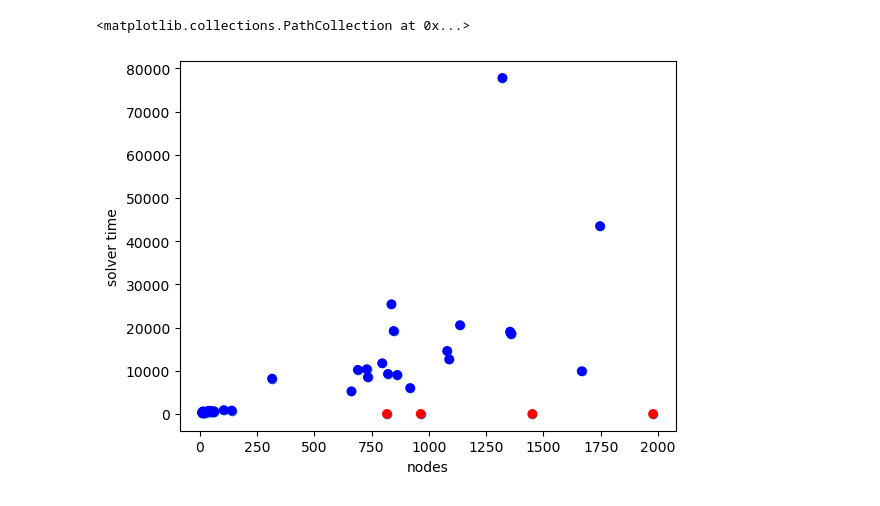
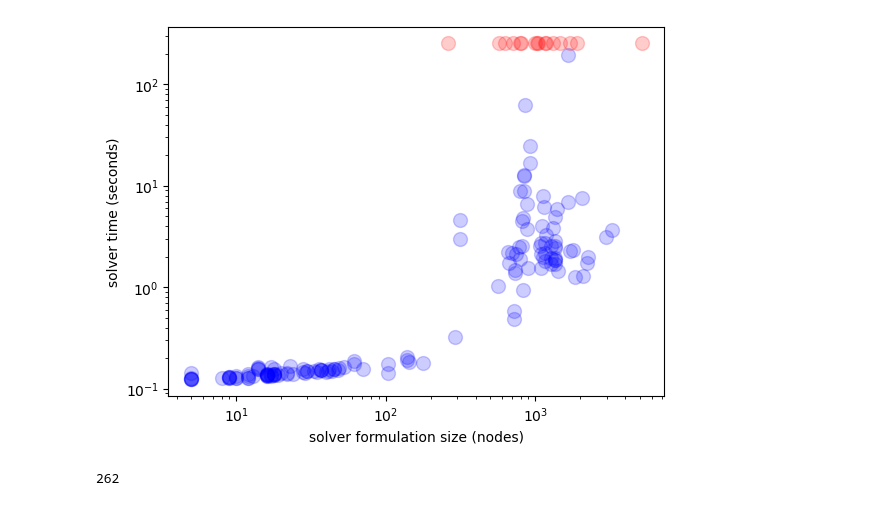
Before and after one commit to egraphs-good/peggy-comparison, a Jupyter notebook: results/perf/perf.ipynb, the cells around one changed output. Cells and saved outputs as stored; diff of their text form; code cells hidden in the pictures.

```diff
--- a/results/perf/perf.ipynb
+++ b/results/perf/perf.ipynb
@@ -46,9 +39,0 @@ plt.scatter(fail["length"], fail["PBTIME"], c = "red", s=15)
-# %%
-data = data.groupby("name").mean()
-plt.scatter(data["nodes:"], data["PBTIME"])
-plt.xlabel("nodes")
-plt.ylabel("solver time")
-
-# Color all dots below 0 on y axis as red
-colors = ['red' if y < 0 else 'blue' for y in data["PBTIME"]]
-plt.scatter(data["nodes:"], data["PBTIME"], c=colors)
@@ -69,5 +39,0 @@ plt.hist(data["values:"], bins=20)
-# %%
-data = pd.read_csv("perf_compress_2.csv")
-
-# strip spaces from each column name
-data.columns = data.columns.str.strip()
@@ -95,12 +40,22 @@ data.sort_values(by="nodes:")
-# %%
-data = data.groupby("name").mean()
-plt.scatter(data["nodes:"], data["PBTIME"])
-plt.xlabel("nodes")
-plt.ylabel("solver time")
-
-# Color all dots below 0 on y axis as red
-colors = ['red' if y < 0 else 'blue' for y in data["PBTIME"]]
-plt.scatter(data["nodes:"], data["PBTIME"], c=colors)
-# %% [output]
-<matplotlib.collections.PathCollection at 0x...>
-[figure, removed]
+# %%
+plt.xlabel("solver formulation size (nodes)")
+plt.ylabel("solver time (seconds)")
+
+# passing
+work = data[data["PBTIME"] >= 0]
+plt.scatter(work["nodes:"], work["PBTIME"], c = "blue", s=size, alpha=transparency)
+
+# failing
+ymax = max(work["PBTIME"])
+fail = data[(data["PBTIME"] < 0)]
+plt.scatter(fail["nodes:"], [ymax * 1.3] * len(fail), c = "red", s=size, alpha=transparency)
+
+plt.xscale("log")
+plt.yscale("log")
+# %% [output]
+[figure, added]
+# %%
+# get min size of a failure
+min(fail[fail["nodes:"] > 0]["nodes:"])
+# %% [output]
+262
```
Also changed, not shown: parts of 8 cells of this notebook, 3 other files.
